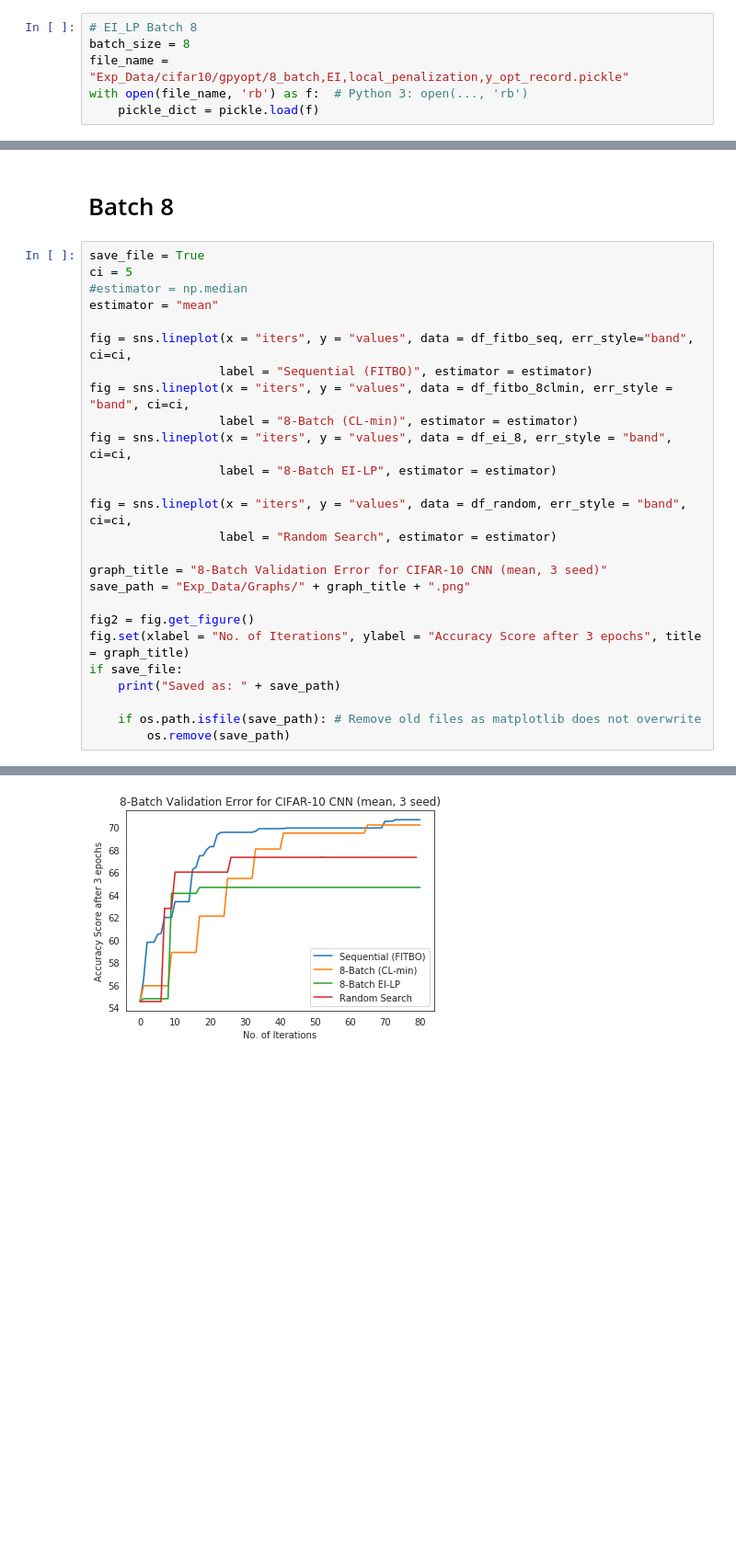
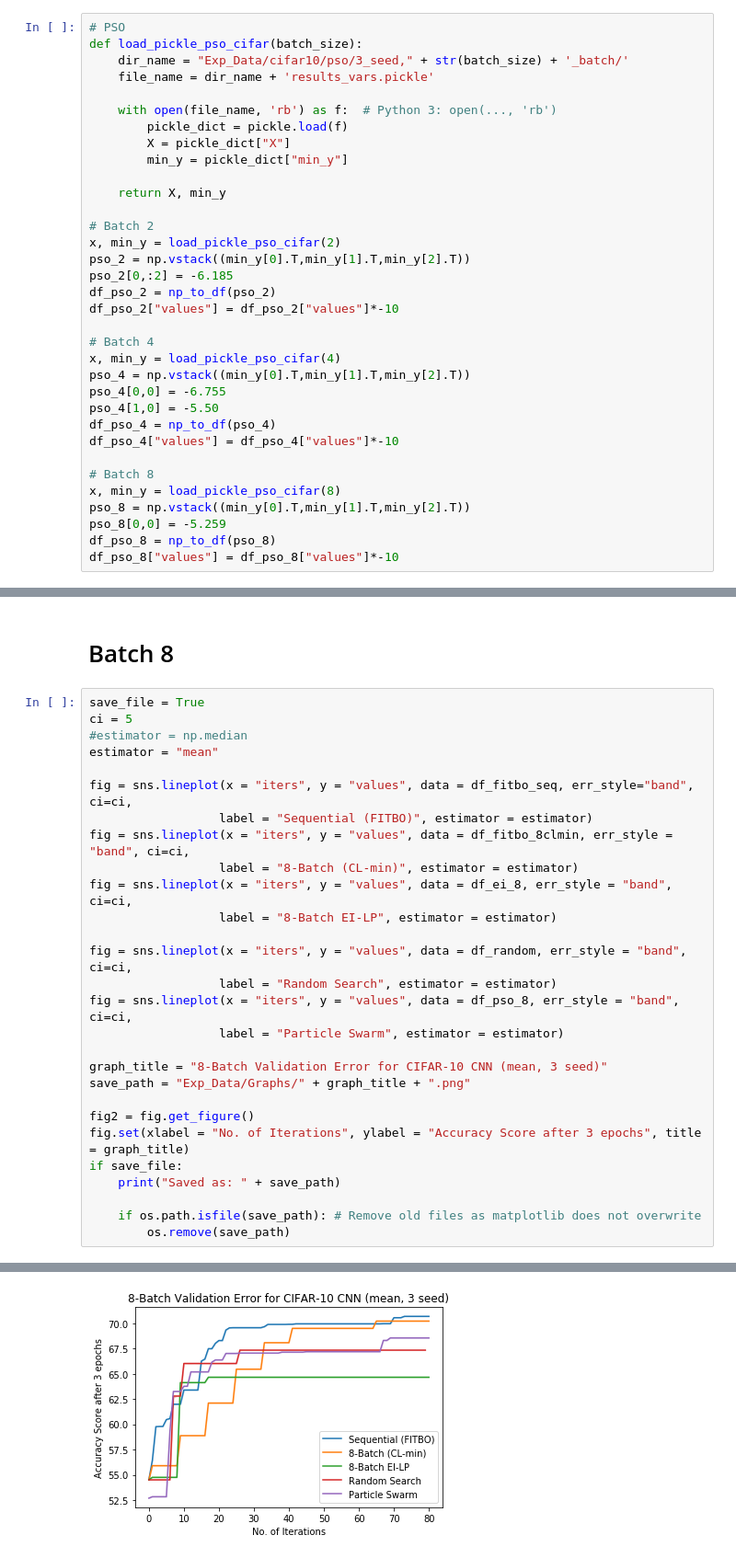
Before and after one commit to jamjs98764/Parallel-Bayesian-Optimisation, a Jupyter notebook: FITBO_GPy_FITBOMM_only/Error vs Iterations.ipynb, the cells around one changed output, grey strips where cells are left out. Shown: that part at 92% size. Saved outputs shown, nothing was run; the diff lists cells and outputs as text; blank space fills up the shorter version.

Commit message:
new graphs

```diff
--- a/FITBO_GPy_FITBOMM_only/Error vs Iterations.ipynb
+++ b/FITBO_GPy_FITBOMM_only/Error vs Iterations.ipynb
@@ -647,9 +647,37 @@ for seed in range(max_seed):
 
 df_ei_8 = np_to_df(error)
 df_ei_8["values"] = df_ei_8["values"]*-10
-# %%
-# EI_LP Batch 8
-batch_size = 8
-file_name = "Exp_Data/cifar10/gpyopt/8_batch,EI,local_penalization,y_opt_record.pickle"
-with open(file_name, 'rb') as f:  # Python 3: open(..., 'rb')
-    pickle_dict = pickle.load(f)
+# %%
+# PSO
+def load_pickle_pso_cifar(batch_size):
+    dir_name = "Exp_Data/cifar10/pso/3_seed," + str(batch_size) + '_batch/'
+    file_name = dir_name + 'results_vars.pickle'
+
+    with open(file_name, 'rb') as f:  # Python 3: open(..., 'rb')
+        pickle_dict = pickle.load(f)
+        X = pickle_dict["X"]
+        min_y = pickle_dict["min_y"]
+
+    return X, min_y
+
+# Batch 2
+x, min_y = load_pickle_pso_cifar(2)
+pso_2 = np.vstack((min_y[0].T,min_y[1].T,min_y[2].T))
+pso_2[0,:2] = -6.185
+df_pso_2 = np_to_df(pso_2)
+df_pso_2["values"] = df_pso_2["values"]*-10
+
+# Batch 4
+x, min_y = load_pickle_pso_cifar(4)
+pso_4 = np.vstack((min_y[0].T,min_y[1].T,min_y[2].T))
+pso_4[0,0] = -6.755
+pso_4[1,0] = -5.50
+df_pso_4 = np_to_df(pso_4)
+df_pso_4["values"] = df_pso_4["values"]*-10
+
+# Batch 8
+x, min_y = load_pickle_pso_cifar(8)
+pso_8 = np.vstack((min_y[0].T,min_y[1].T,min_y[2].T))
+pso_8[0,0] = -5.259
+df_pso_8 = np_to_df(pso_8)
+df_pso_8["values"] = df_pso_8["values"]*-10
@@ -758,29 +812,31 @@ Saved as: Exp_Data/Graphs/4-Batch Validation Error for CIFAR-10 CNN (mean, 3 see
 # %%
 save_file = True
 ci = 5
 #estimator = np.median
 estimator = "mean"
 
 fig = sns.lineplot(x = "iters", y = "values", data = df_fitbo_seq, err_style="band", ci=ci,
                   label = "Sequential (FITBO)", estimator = estimator)
 fig = sns.lineplot(x = "iters", y = "values", data = df_fitbo_8clmin, err_style = "band", ci=ci,
                   label = "8-Batch (CL-min)", estimator = estimator)
 fig = sns.lineplot(x = "iters", y = "values", data = df_ei_8, err_style = "band", ci=ci,
                   label = "8-Batch EI-LP", estimator = estimator)
 
 fig = sns.lineplot(x = "iters", y = "values", data = df_random, err_style = "band", ci=ci,
                   label = "Random Search", estimator = estimator)
+fig = sns.lineplot(x = "iters", y = "values", data = df_pso_8, err_style = "band", ci=ci,
+                  label = "Particle Swarm", estimator = estimator)
 
 graph_title = "8-Batch Validation Error for CIFAR-10 CNN (mean, 3 seed)"
 save_path = "Exp_Data/Graphs/" + graph_title + ".png"
 
 fig2 = fig.get_figure()
 fig.set(xlabel = "No. of Iterations", ylabel = "Accuracy Score after 3 epochs", title = graph_title)
 if save_file:
     print("Saved as: " + save_path)
 
     if os.path.isfile(save_path): # Remove old files as matplotlib does not overwrite
         os.remove(save_path)
 # %% [output]
 Saved as: Exp_Data/Graphs/8-Batch Validation Error for CIFAR-10 CNN (mean, 3 seed).png
-[figure, old version]
+[figure, new version]
```
Also changed, not shown: parts of 3 cells of this notebook.
